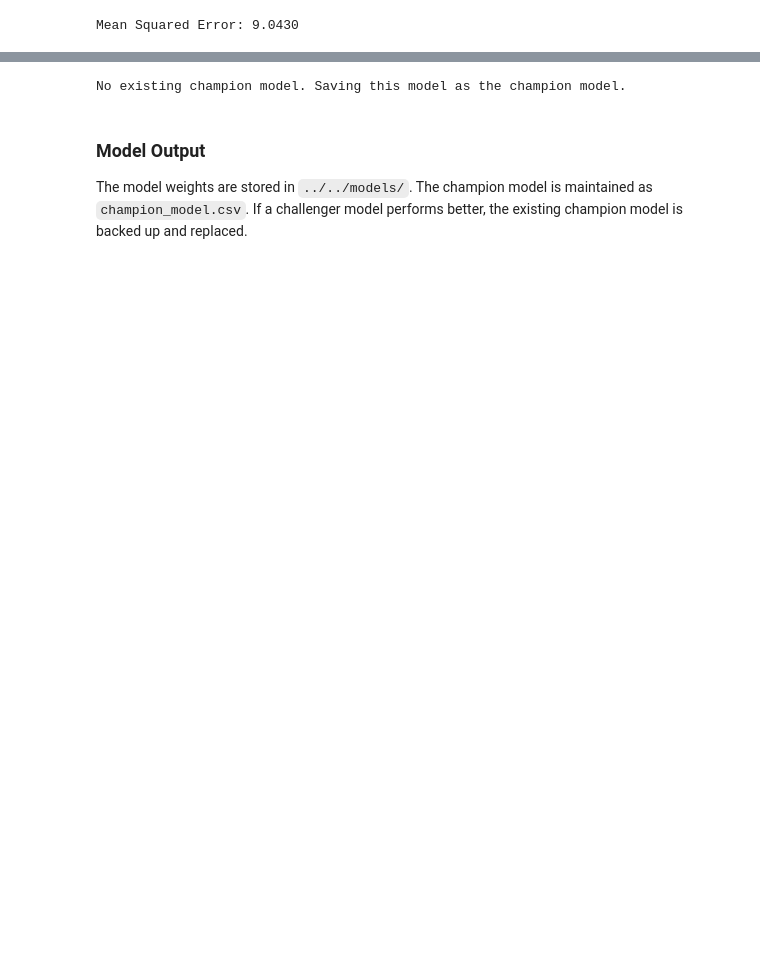
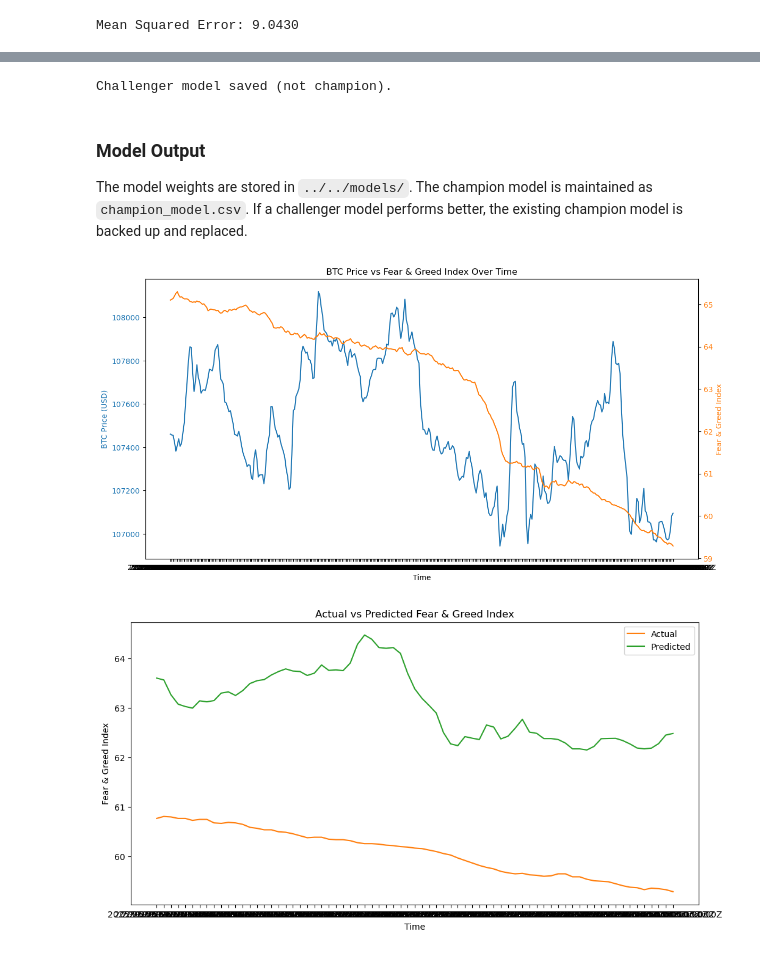
Before and after one commit to elarsaks/gha_ml_pipeline, a Jupyter notebook: python_train/linear_regression_training.ipynb, the cells around one changed output, grey strips where cells are left out. Saved outputs shown, nothing was run; the diff lists cells and outputs as text; code cells hidden in the pictures; blank space fills up the shorter version.

```diff
--- a/python_train/linear_regression_training.ipynb
+++ b/python_train/linear_regression_training.ipynb
@@ -39,49 +49,51 @@ Mean Squared Error: 9.0430
 # %%
-
 # Prepare weights DataFrame
 weights_df = pl.DataFrame({
     'feature': ['intercept', 'btc_price'],
     'weight': [model.intercept_, model.coef_[0]]
 })
 
-# Model versioning
-models_dir = Path('../models')
-models_dir.mkdir(exist_ok=True)
-
-# Save model metadata
-model_metadata = {
-    "version": datetime.now().strftime("%Y%m%d_%H%M%S"),
-    "mse": mse
-}
-
-model_metadata_path = models_dir / "model_metadata.json"
-
-# Check if a champion model exists
-if model_metadata_path.exists():
-    with open(model_metadata_path, 'r') as f:
-        champion_metadata = json.load(f)
-
-    if mse < champion_metadata["mse"]:
-        print("New challenger model performs better. Updating champion model.")
-        # Backup previous champion model
-        shutil.copy(models_dir / "champion_model.csv", models_dir / f"backup_{champion_metadata['version']}.csv")
-
-        # Save new champion model
-        weights_df.write_csv(models_dir / "champion_model.csv")
-
-        # Update metadata
-        with open(model_metadata_path, 'w') as f:
-            json.dump(model_metadata, f)
-    else:
-        print("Challenger model does not outperform champion model. Not updating.")
-        weights_df.write_csv(models_dir / f"challenger_{model_metadata['version']}.csv")
-else:
-    print("No existing champion model. Saving this model as the champion model.")
-    weights_df.write_csv(models_dir / "champion_model.csv")
-    with open(model_metadata_path, 'w') as f:
-        json.dump(model_metadata, f)
+# Use the utility function to save the model and handle versioning
+result_msg = save_model(weights_df, mse, '../models')
+print(result_msg)
 # %% [output]
-No existing champion model. Saving this model as the champion model.
+Challenger model saved (not champion).
 # %% [markdown]
 ### Model Output
 The model weights are stored in `../../models/`. The champion model is maintained as `champion_model.csv`. If a challenger model performs better, the existing champion model is backed up and replaced.
+# %%
+import matplotlib.pyplot as plt
+
+def plot_btc_vs_fear_greed(df):
+    fig, ax1 = plt.subplots(figsize=(12, 6))
+    color = 'tab:blue'
+    ax1.set_xlabel('Time')
+    ax1.set_ylabel('BTC Price (USD)', color=color)
+    ax1.plot(df['interval_end_time'].to_numpy(), df['close_bitcoin_price_usd'].to_numpy(), color=color, label='BTC Price')
+    ax1.tick_params(axis='y', labelcolor=color)
+
+    ax2 = ax1.twinx()
+    color = 'tab:orange'
+    ax2.set_ylabel('Fear & Greed Index', color=color)
+    ax2.plot(df['interval_end_time'].to_numpy(), df['avg_actual_value'].to_numpy(), color=color, label='Fear & Greed Index')
+    ax2.tick_params(axis='y', labelcolor=color)
+
+    fig.tight_layout()
+    plt.title('BTC Price vs Fear & Greed Index Over Time')
+    plt.show()
+
+# Visualize the data before training
+plot_btc_vs_fear_greed(df)
+
+# After training, plot actual vs predicted
+plt.figure(figsize=(12, 6))
+plt.plot(df['interval_end_time'].to_numpy()[split_idx:], y_test, label='Actual', color='tab:orange')
+plt.plot(df['interval_end_time'].to_numpy()[split_idx:], y_pred, label='Predicted', color='tab:green')
+plt.xlabel('Time')
+plt.ylabel('Fear & Greed Index')
+plt.title('Actual vs Predicted Fear & Greed Index')
+plt.legend()
+plt.show()
+# %% [output]
+[figure, added]
+[figure, added]
```
Also changed, not shown: parts of 6 cells of this notebook, 6 other files.
